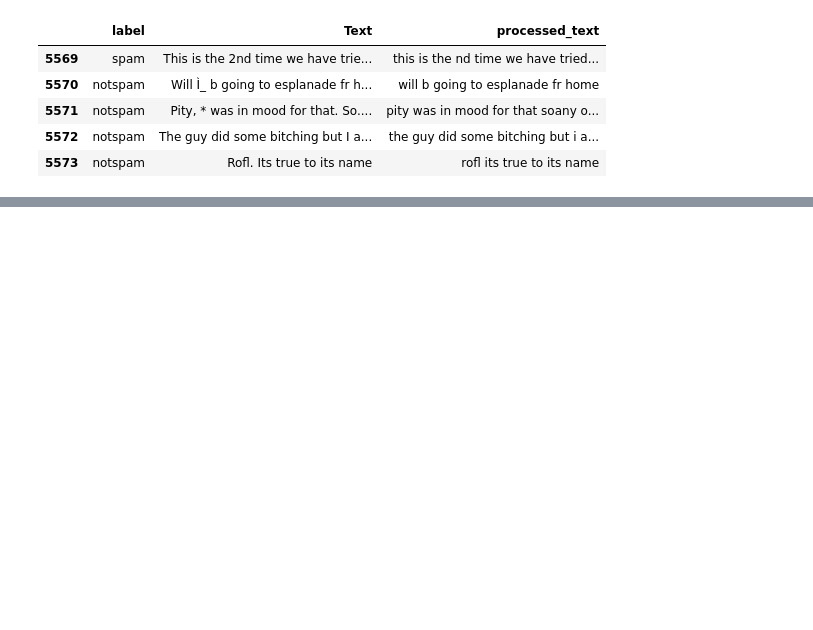
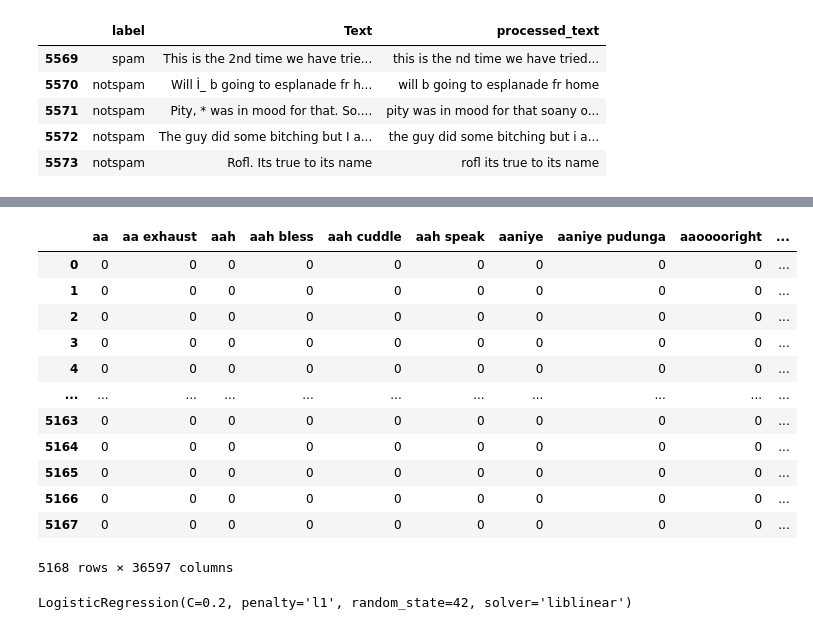
Before and after one commit to ahadaso042/Spam-Email-Detection, a Jupyter notebook: ITM 751 Project.ipynb, the cells around one changed output, grey strips where cells are left out. Saved outputs shown, nothing was run; the diff lists cells and outputs as text; code cells hidden in the pictures; blank space fills up the shorter version.

Commit message:
Implemented n grams and logistic regression model

```diff
--- a/ITM 751 Project.ipynb
+++ b/ITM 751 Project.ipynb
@@ -180,0 +151,31 @@ df.tail(50)
+# %%
+#lemmatization
+
+nlp = spacy.load("en_core_web_sm")
+
+df["processed_text"] = df["processed_text"].apply(
+    lambda tokens: [token.lemma_ for token in nlp(" ".join(tokens))]
+)
+# %%
+df["processed_text"] = df["processed_text"].apply(lambda tokens: " ".join(tokens))
+
+#Generate N-grams (Unigrams and Bigrams)
+vectorizer = CountVectorizer(ngram_range=(1, 2))  # Generate unigrams and bigrams
+ngrams_matrix = vectorizer.fit_transform(df["processed_text"])
+ngrams_df = pd.DataFrame(ngrams_matrix.toarray(), columns=vectorizer.get_feature_names_out())
+# %%
+ngrams_df
+# %% [output]
+|  | aa | aa exhaust | aah | aah bless | aah cuddle | aah speak | aaniye | aaniye pudunga | aaooooright | ... |
+| 0 | 0 | 0 | 0 | 0 | 0 | 0 | 0 | 0 | 0 | ... |
+| 1 | 0 | 0 | 0 | 0 | 0 | 0 | 0 | 0 | 0 | ... |
+| 2 | 0 | 0 | 0 | 0 | 0 | 0 | 0 | 0 | 0 | ... |
+| 3 | 0 | 0 | 0 | 0 | 0 | 0 | 0 | 0 | 0 | ... |
+| 4 | 0 | 0 | 0 | 0 | 0 | 0 | 0 | 0 | 0 | ... |
+| ... | ... | ... | ... | ... | ... | ... | ... | ... | ... | ... |
+| 5163 | 0 | 0 | 0 | 0 | 0 | 0 | 0 | 0 | 0 | ... |
+| 5164 | 0 | 0 | 0 | 0 | 0 | 0 | 0 | 0 | 0 | ... |
+| 5165 | 0 | 0 | 0 | 0 | 0 | 0 | 0 | 0 | 0 | ... |
+| 5166 | 0 | 0 | 0 | 0 | 0 | 0 | 0 | 0 | 0 | ... |
+| 5167 | 0 | 0 | 0 | 0 | 0 | 0 | 0 | 0 | 0 | ... |
+5168 rows × 36597 columns
@@ -180,0 +203,4 @@ df.tail(50)
+# %%
+logreg.fit(X_train, y_train)
+# %% [output]
+LogisticRegression(C=0.2, penalty='l1', random_state=42, solver='liblinear')
```
Also changed, not shown: parts of 23 cells of this notebook.
